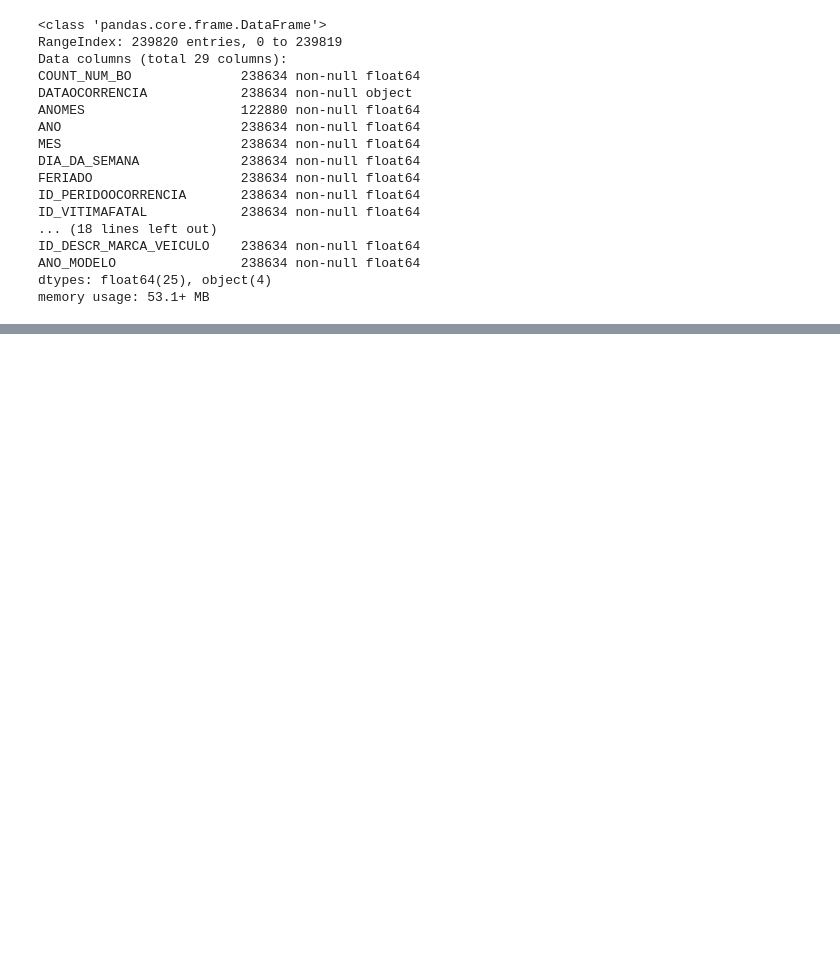
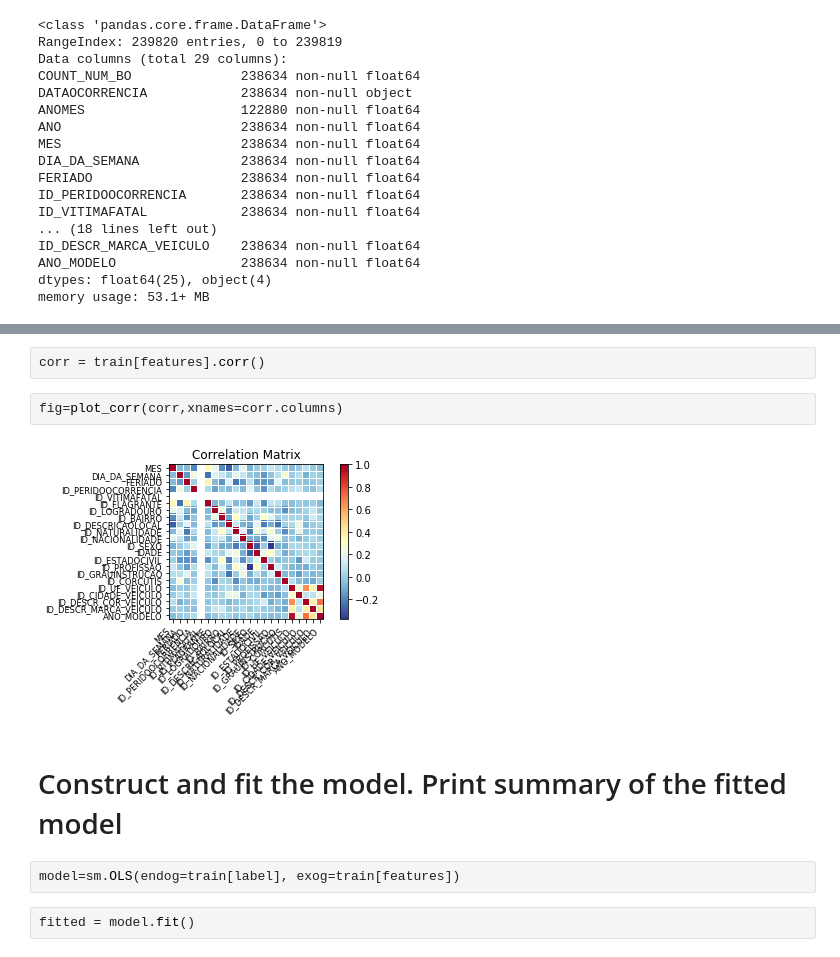
Before and after one commit to marco1181/fia, a Jupyter notebook: notebook.ipynb, the cells around one changed output, grey strips where cells are left out. Cells and saved outputs as stored; diff of their text form; blank space fills up the shorter version.

Commit message:
modeling ok

```diff
--- a/notebook.ipynb
+++ b/notebook.ipynb
@@ -140,0 +183,12 @@ memory usage: 53.1+ MB
+# %%
+corr = train[features].corr()
+# %%
+fig=plot_corr(corr,xnames=corr.columns)
+# %% [output]
+[figure, added]
+# %% [markdown]
+# Construct and fit the model. Print summary of the fitted model
+# %%
+model=sm.OLS(endog=train[label], exog=train[features])
+# %%
+fitted = model.fit()
```
Also changed, not shown: parts of 59 cells of this notebook.
